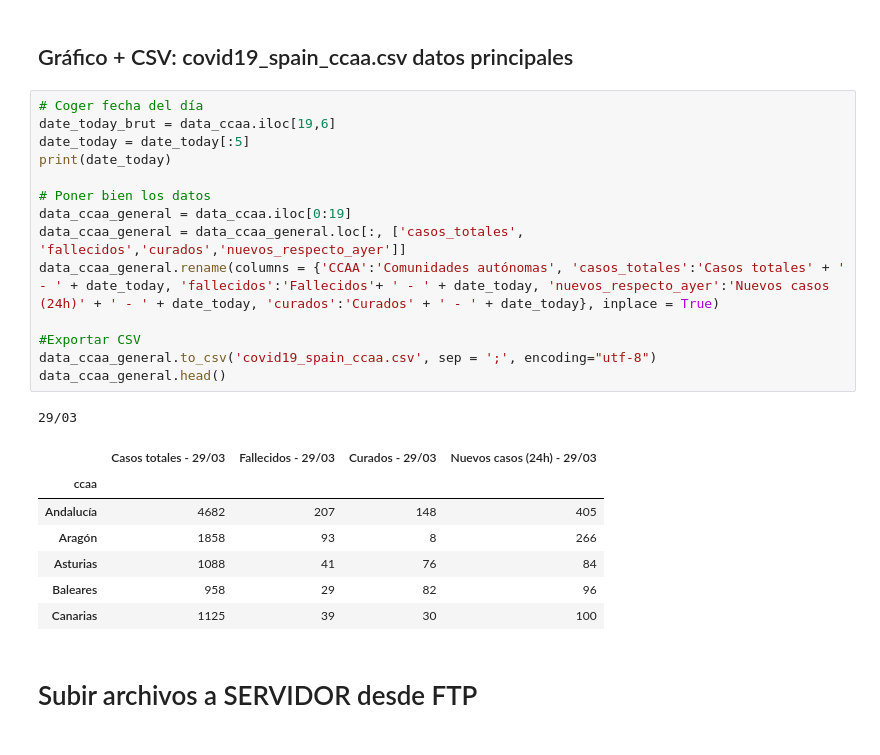
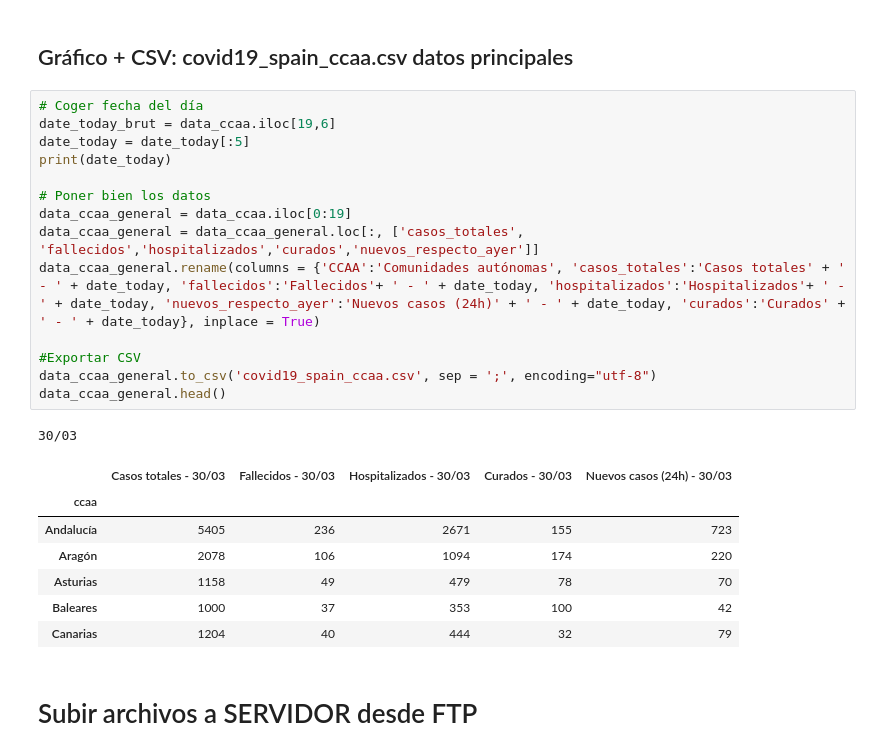
Before and after one commit to akakicreations/covid19-project, a Jupyter notebook: covid19_notebook_WEBFINAL.ipynb, the cells around one changed output. Saved outputs shown, nothing was run; the diff lists cells and outputs as text.

```diff
--- a/covid19_notebook_WEBFINAL.ipynb
+++ b/covid19_notebook_WEBFINAL.ipynb
@@ -256,26 +286,26 @@ Canarias                      784         878        1025        1125
 # %%
 # Coger fecha del día
 date_today_brut = data_ccaa.iloc[19,6]
 date_today = date_today[:5]
 print(date_today)
 
 # Poner bien los datos
 data_ccaa_general = data_ccaa.iloc[0:19]
-data_ccaa_general = data_ccaa_general.loc[:, ['casos_totales', 'fallecidos','curados','nuevos_respecto_ayer']]
-data_ccaa_general.rename(columns = {'CCAA':'Comunidades autónomas', 'casos_totales':'Casos totales' + ' - ' + date_today, 'fallecidos':'Fallecidos'+ ' - ' + date_today, 'nuevos_respecto_ayer':'Nuevos casos (24h)' + ' - ' + date_today, 'curados':'Curados' + ' - ' + date_today}, inplace = True)
+data_ccaa_general = data_ccaa_general.loc[:, ['casos_totales', 'fallecidos','hospitalizados','curados','nuevos_respecto_ayer']]
+data_ccaa_general.rename(columns = {'CCAA':'Comunidades autónomas', 'casos_totales':'Casos totales' + ' - ' + date_today, 'fallecidos':'Fallecidos'+ ' - ' + date_today, 'hospitalizados':'Hospitalizados'+ ' - ' + date_today, 'nuevos_respecto_ayer':'Nuevos casos (24h)' + ' - ' + date_today, 'curados':'Curados' + ' - ' + date_today}, inplace = True)
 
 #Exportar CSV
 data_ccaa_general.to_csv('covid19_spain_ccaa.csv', sep = ';', encoding="utf-8")
 data_ccaa_general.head()
 # %% [output]
-29/03
+30/03
-|  | Casos totales - 29/03 | Fallecidos - 29/03 | Curados - 29/03 | Nuevos casos (24h) - 29/03 |
-| ccaa |  |  |  |  |
-| Andalucía | 4682 | 207 | 148 | 405 |
-| Aragón | 1858 | 93 | 8 | 266 |
-| Asturias | 1088 | 41 | 76 | 84 |
-| Baleares | 958 | 29 | 82 | 96 |
-| Canarias | 1125 | 39 | 30 | 100 |
+|  | Casos totales - 30/03 | Fallecidos - 30/03 | Hospitalizados - 30/03 | Curados - 30/03 | Nuevos casos (24h) - 30/03 |
+| ccaa |  |  |  |  |  |
+| Andalucía | 5405 | 236 | 2671 | 155 | 723 |
+| Aragón | 2078 | 106 | 1094 | 174 | 220 |
+| Asturias | 1158 | 49 | 479 | 78 | 70 |
+| Baleares | 1000 | 37 | 353 | 100 | 42 |
+| Canarias | 1204 | 40 | 444 | 32 | 79 |
 # %% [markdown]
 # Subir archivos a SERVIDOR desde FTP
 # %%
```
Also changed, not shown: parts of 7 cells of this notebook, 14 other files.
